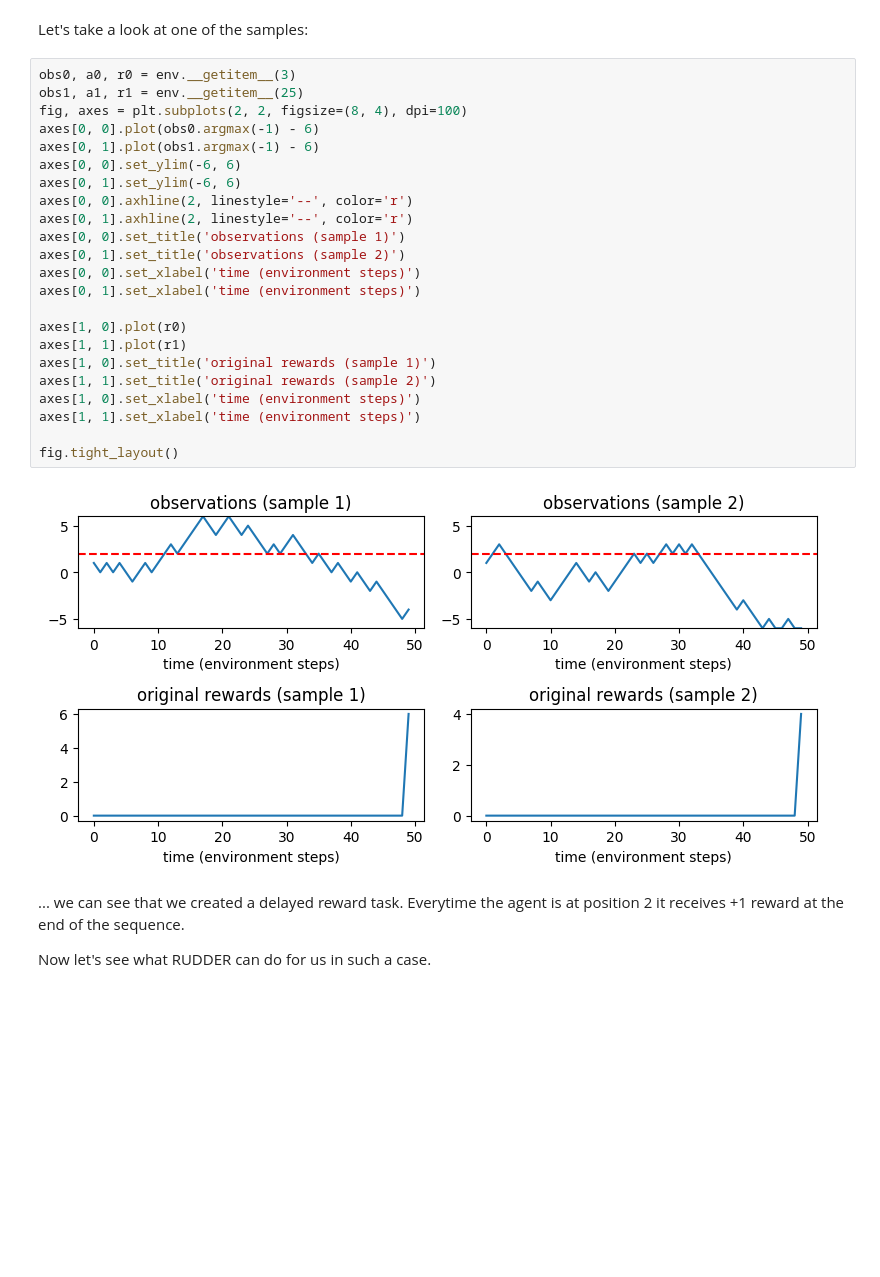
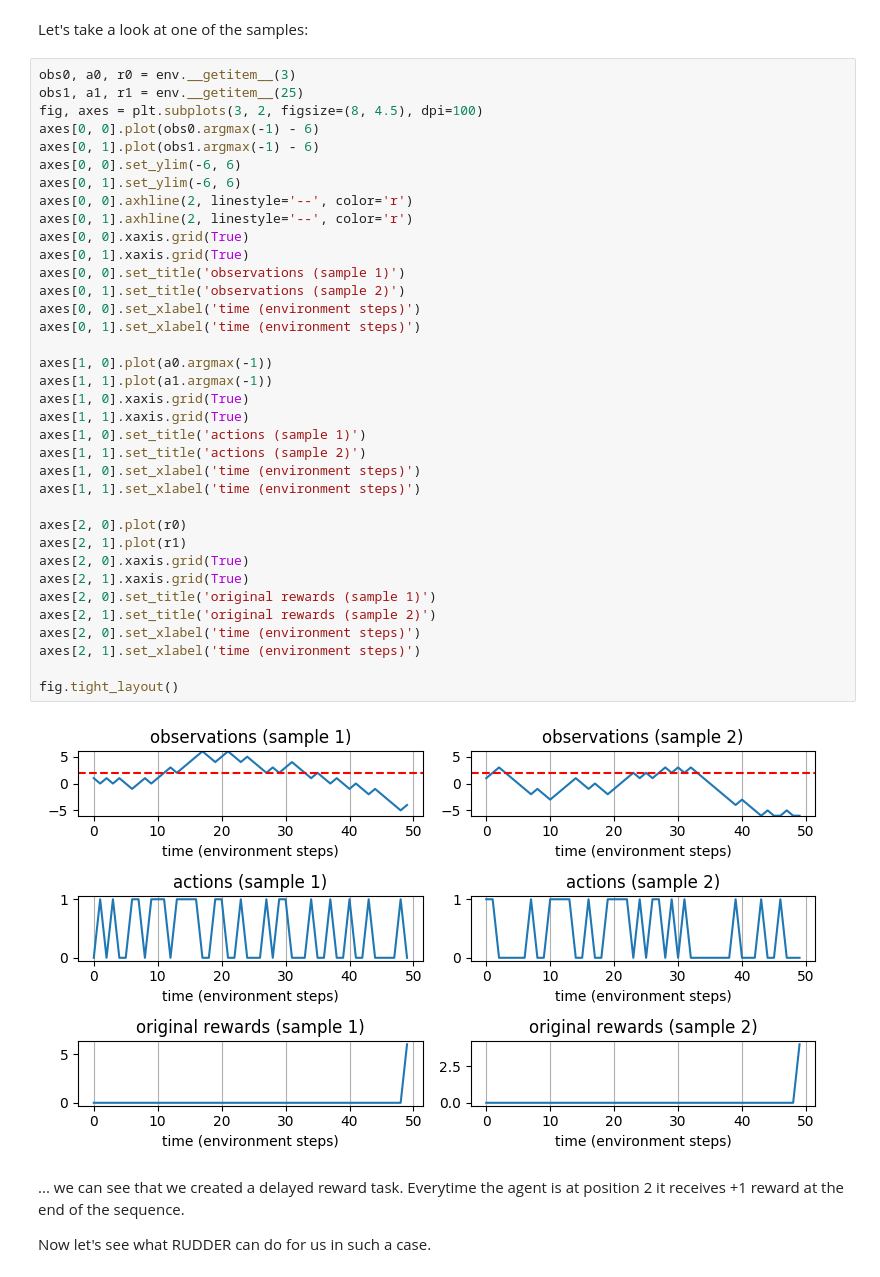
Before and after one commit to widmi/rudder-a-practical-tutorial, a Jupyter notebook: tutorial.ipynb, the cells around one changed output. Cells and saved outputs as stored; diff of their text form; blank space fills up the shorter version.

Commit message:
added actions to plots; added correction of reward redistribution; rewordings;

```diff
--- a/tutorial.ipynb
+++ b/tutorial.ipynb
@@ -113,28 +113,41 @@ Let's take a look at one of the samples:
 # %%
 obs0, a0, r0 = env.__getitem__(3)
 obs1, a1, r1 = env.__getitem__(25)
-fig, axes = plt.subplots(2, 2, figsize=(8, 4), dpi=100)
+fig, axes = plt.subplots(3, 2, figsize=(8, 4.5), dpi=100)
 axes[0, 0].plot(obs0.argmax(-1) - 6)
 axes[0, 1].plot(obs1.argmax(-1) - 6)
 axes[0, 0].set_ylim(-6, 6)
 axes[0, 1].set_ylim(-6, 6)
 axes[0, 0].axhline(2, linestyle='--', color='r')
 axes[0, 1].axhline(2, linestyle='--', color='r')
+axes[0, 0].xaxis.grid(True)
+axes[0, 1].xaxis.grid(True)
 axes[0, 0].set_title('observations (sample 1)')
 axes[0, 1].set_title('observations (sample 2)')
 axes[0, 0].set_xlabel('time (environment steps)')
 axes[0, 1].set_xlabel('time (environment steps)')
 
-axes[1, 0].plot(r0)
-axes[1, 1].plot(r1)
-axes[1, 0].set_title('original rewards (sample 1)')
-axes[1, 1].set_title('original rewards (sample 2)')
+axes[1, 0].plot(a0.argmax(-1))
+axes[1, 1].plot(a1.argmax(-1))
+axes[1, 0].xaxis.grid(True)
+axes[1, 1].xaxis.grid(True)
+axes[1, 0].set_title('actions (sample 1)')
+axes[1, 1].set_title('actions (sample 2)')
 axes[1, 0].set_xlabel('time (environment steps)')
 axes[1, 1].set_xlabel('time (environment steps)')
 
+axes[2, 0].plot(r0)
+axes[2, 1].plot(r1)
+axes[2, 0].xaxis.grid(True)
+axes[2, 1].xaxis.grid(True)
+axes[2, 0].set_title('original rewards (sample 1)')
+axes[2, 1].set_title('original rewards (sample 2)')
+axes[2, 0].set_xlabel('time (environment steps)')
+axes[2, 1].set_xlabel('time (environment steps)')
+
 fig.tight_layout()
 # %% [output]
-[figure, old version]
+[figure, new version]
 # %% [markdown]
 ... we can see that we created a delayed reward task. Everytime the agent is at position 2 it receives +1 reward at the end of the sequence.
 
```
Also changed, not shown: parts of 10 cells of this notebook.
